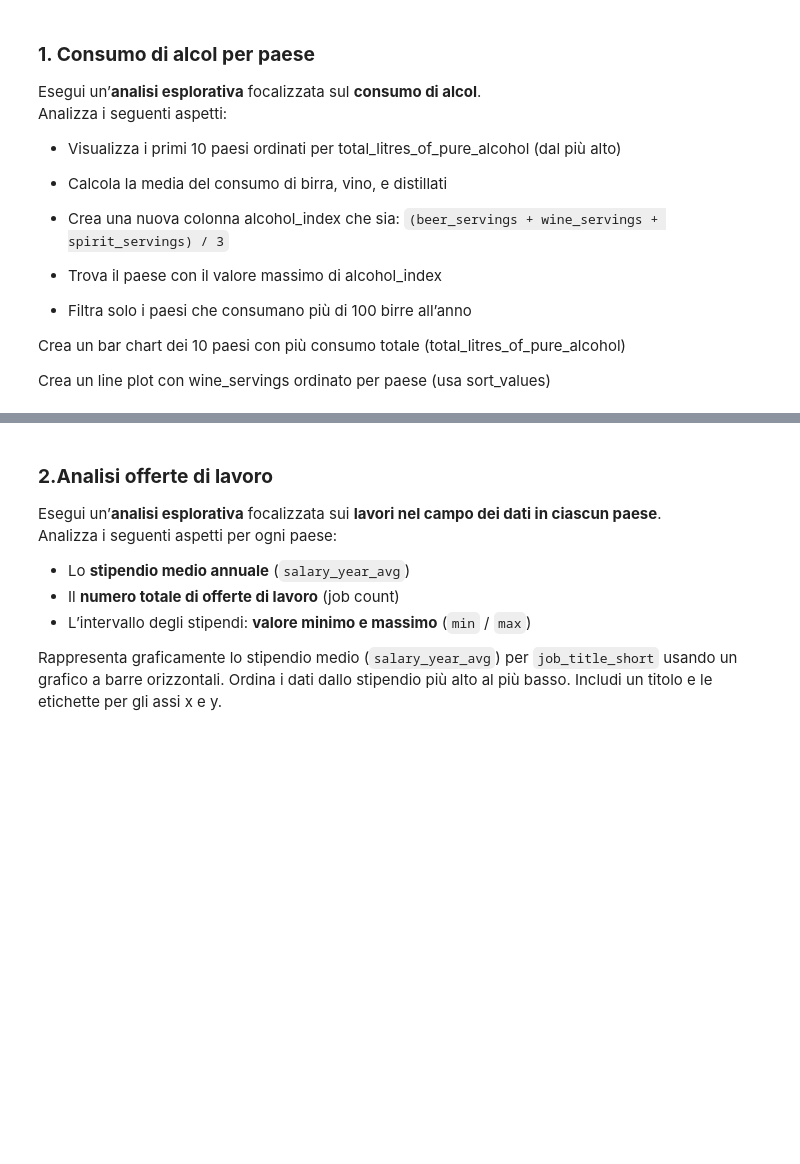
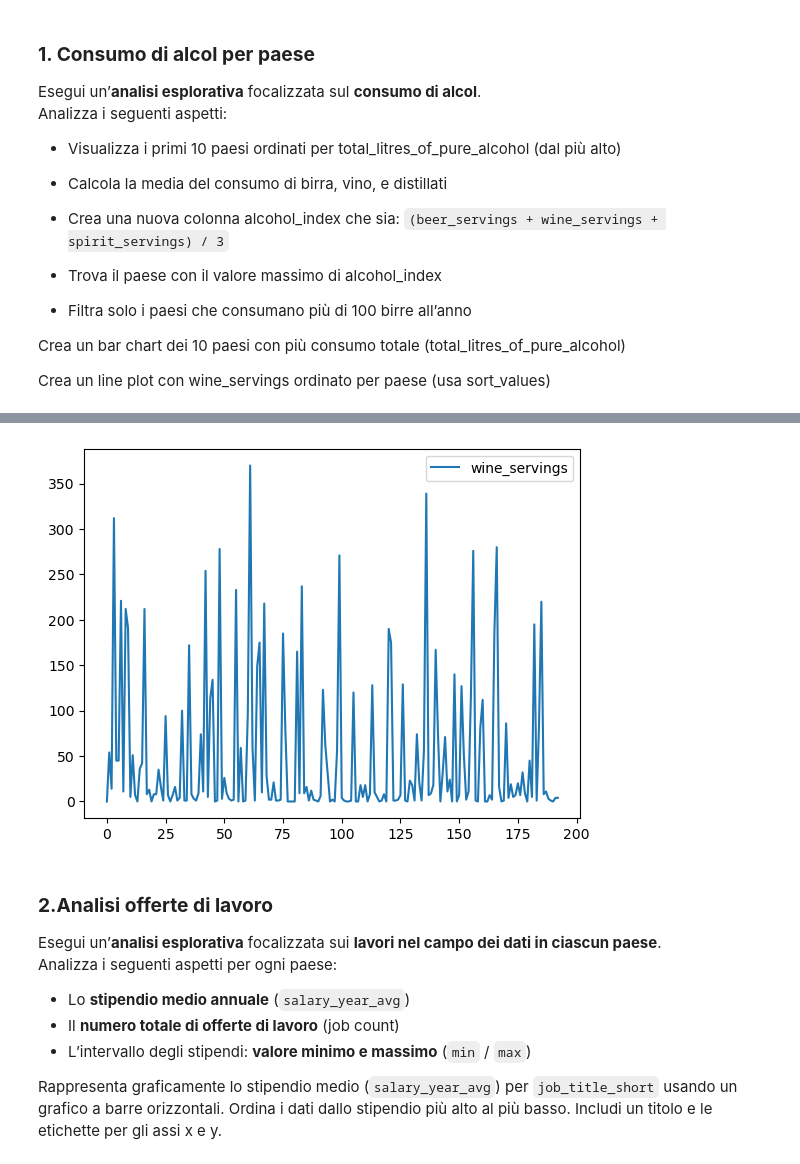
Before and after one commit to Blaz05/ProgrammingLab2, a Jupyter notebook: 3_Esercizi_lez_3.ipynb, the cells around one changed output, grey strips where cells are left out. Saved outputs shown, nothing was run; the diff lists cells and outputs as text; code cells hidden in the pictures; blank space fills up the shorter version.

```diff
--- a/3_Esercizi_lez_3.ipynb
+++ b/3_Esercizi_lez_3.ipynb
@@ -49,3 +101,10 @@ KeyboardInterrupt:
+# %%
+# 7
+df.sort_values('country')
+df.plot(kind = 'line', y='wine_servings')
+plt.show()
+# %% [output]
+[figure, added]
 # %% [markdown]
 ### **2.Analisi offerte di lavoro**
 
```
Also changed, not shown: parts of 14 cells of this notebook.
